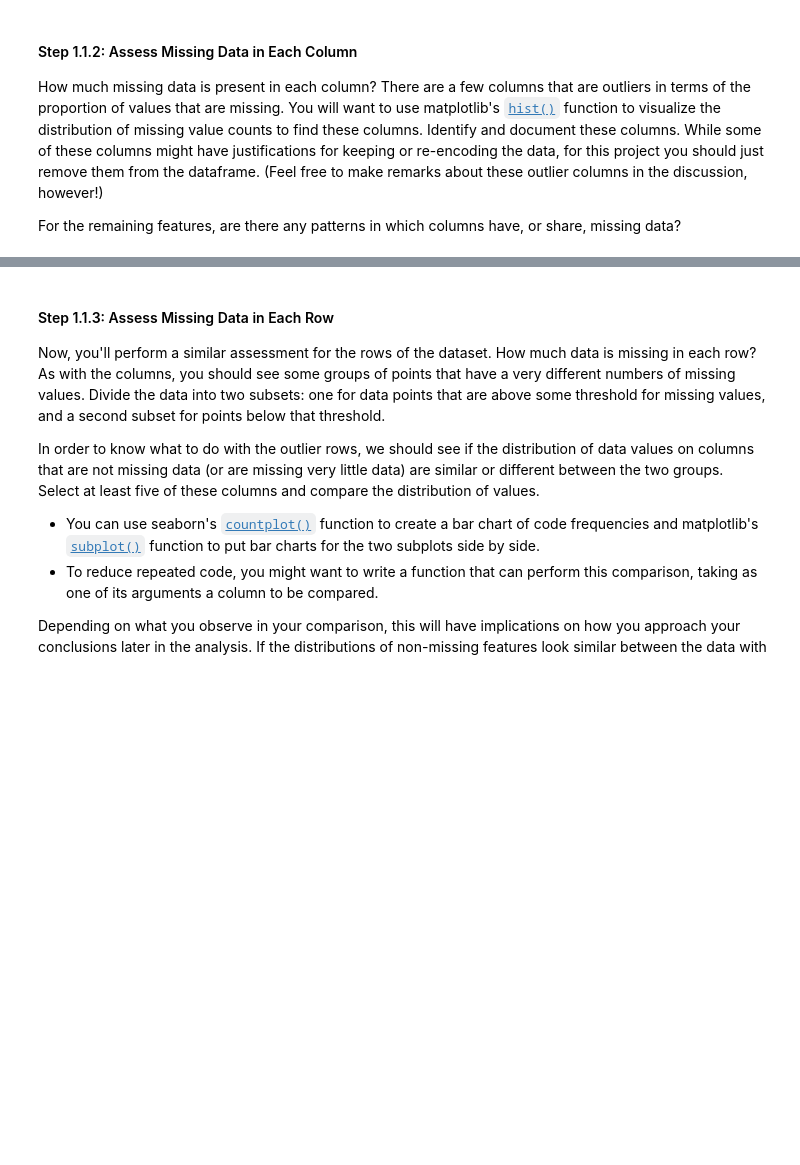
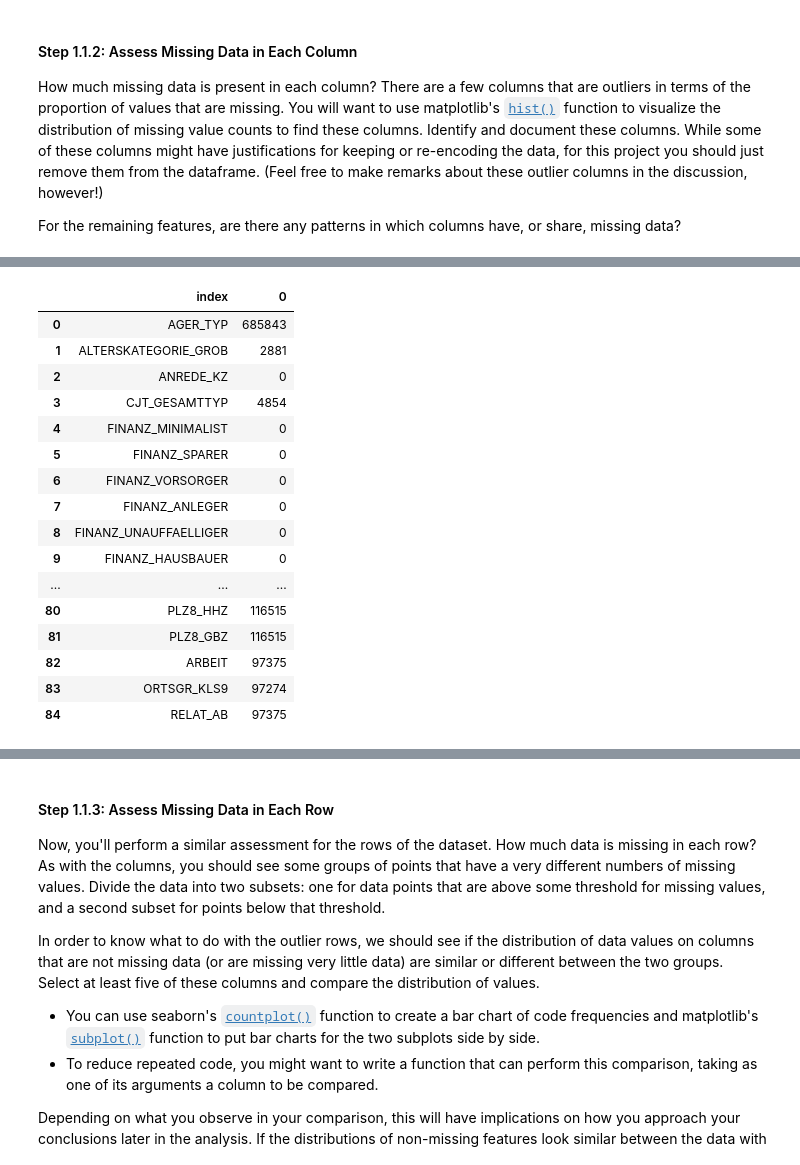
Before and after one commit to sinthaswe/identify-cust-segments, a Jupyter notebook: Identify_Customer_Segments.ipynb, the cells around one changed output, grey strips where cells are left out. Saved outputs shown, nothing was run; the diff lists cells and outputs as text; code cells hidden in the pictures; blank space fills up the shorter version.

```diff
--- a/Identify_Customer_Segments.ipynb
+++ b/Identify_Customer_Segments.ipynb
@@ -163,0 +248,21 @@ For the remaining features, are there any patterns in which columns have, or sha
+# %%
+temp = nan_azdias.isna().sum().reset_index()
+display(temp)
+# %% [output]
+|  | index | 0 |
+| 0 | AGER_TYP | 685843 |
+| 1 | ALTERSKATEGORIE_GROB | 2881 |
+| 2 | ANREDE_KZ | 0 |
+| 3 | CJT_GESAMTTYP | 4854 |
+| 4 | FINANZ_MINIMALIST | 0 |
+| 5 | FINANZ_SPARER | 0 |
+| 6 | FINANZ_VORSORGER | 0 |
+| 7 | FINANZ_ANLEGER | 0 |
+| 8 | FINANZ_UNAUFFAELLIGER | 0 |
+| 9 | FINANZ_HAUSBAUER | 0 |
+| ... | ... | ... |
+| 80 | PLZ8_HHZ | 116515 |
+| 81 | PLZ8_GBZ | 116515 |
+| 82 | ARBEIT | 97375 |
+| 83 | ORTSGR_KLS9 | 97274 |
+| 84 | RELAT_AB | 97375 |
```
Also changed, not shown: parts of 19 cells of this notebook.
